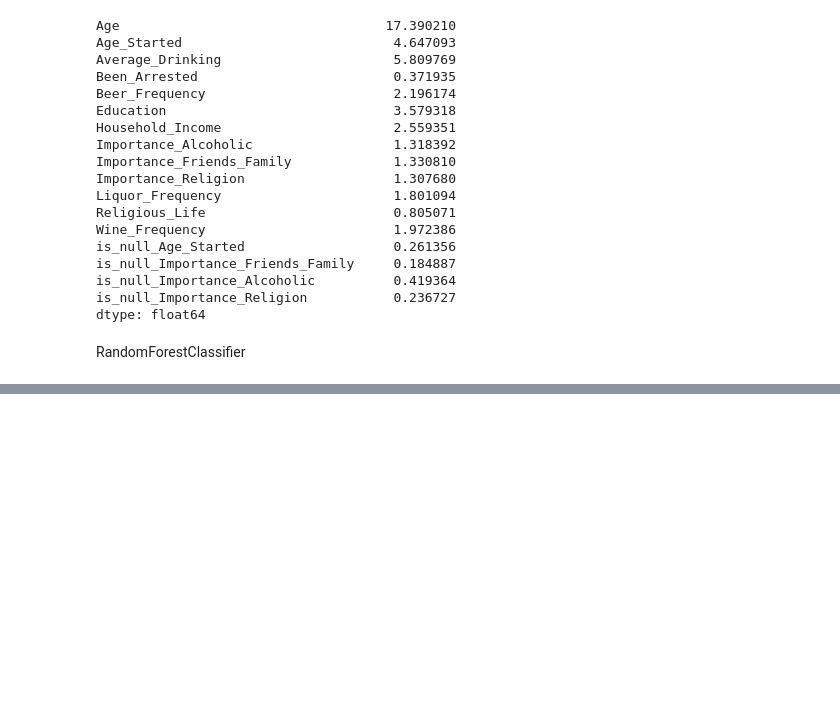
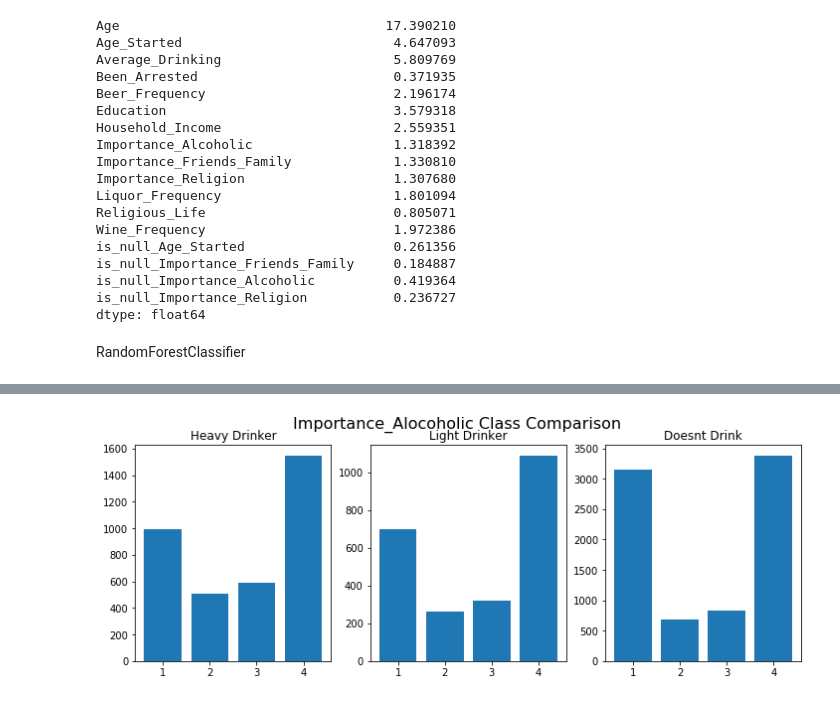
Before and after one commit to stewart-milberger/Alcohol-Consumption-Predictions, a Jupyter notebook: Predicting-Alcohol-Consumption.ipynb, the cells around one changed output, grey strips where cells are left out. Saved outputs shown, nothing was run; the diff lists cells and outputs as text; code cells hidden in the pictures; blank space fills up the shorter version.

```diff
--- a/Predicting-Alcohol-Consumption.ipynb
+++ b/Predicting-Alcohol-Consumption.ipynb
@@ -276,7 +290,4 @@ def impute_data(final_df):
         return final_df
 # %%
 # Run imputing function
-complete_df = impute_data(final_df)
+complete_df = impute_data(complete_df)
-# %%
-# Drop Dataset and current drinking features for analysis
-complete_df = complete_df.drop(columns=['Dataset', 'Current_Drinker'])
@@ -411,0 +434,22 @@ make_clustering_df('Importance_Friends_Family')
+# %%
+def group_by_class():
+
+    mask_low = complete_df[complete_df['Average_Drinking'] <= 5]
+    mask_middle = complete_df[complete_df['Average_Drinking'] > 7]
+    mask_middle = mask_middle[complete_df['Average_Drinking'] < 9]
+    mask_high = complete_df[complete_df['Average_Drinking'] == 11]
+
+    return mask_low, mask_middle, mask_high
+# %%
+heavy, low, no_drinking = group_by_class()
+# %%
+fig, (ax1, ax2, ax3) = plt.subplots(1, 3, figsize=(12, 4))
+fig.suptitle('Importance_Alocoholic Class Comparison', fontsize=16)
+ax1.bar(sorted(np.unique(complete_df['Importance_Alcoholic'].values)), heavy.groupby('Importance_Alcoholic')['Importance_Alcoholic'].count())
+ax2.bar(sorted(np.unique(complete_df['Importance_Alcoholic'].values)), low.groupby('Importance_Alcoholic')['Importance_Alcoholic'].count())
+ax3.bar(sorted(np.unique(complete_df['Importance_Alcoholic'].values)), no_drinking.groupby('Importance_Alcoholic')['Importance_Alcoholic'].count())
+ax1.set_title('Heavy Drinker')
+ax2.set_title('Light Drinker')
+ax3.set_title('Doesnt Drink');
+# %% [output]
+[figure, added]
```
Also changed, not shown: parts of 46 cells of this notebook.
